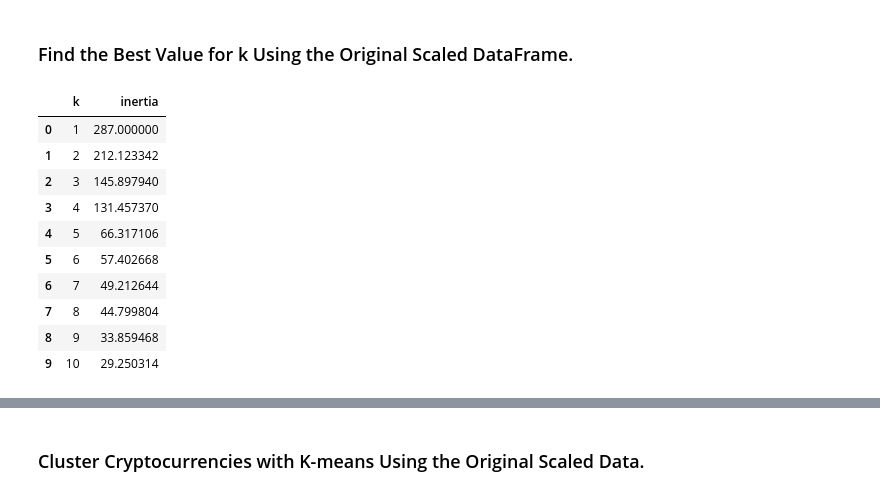
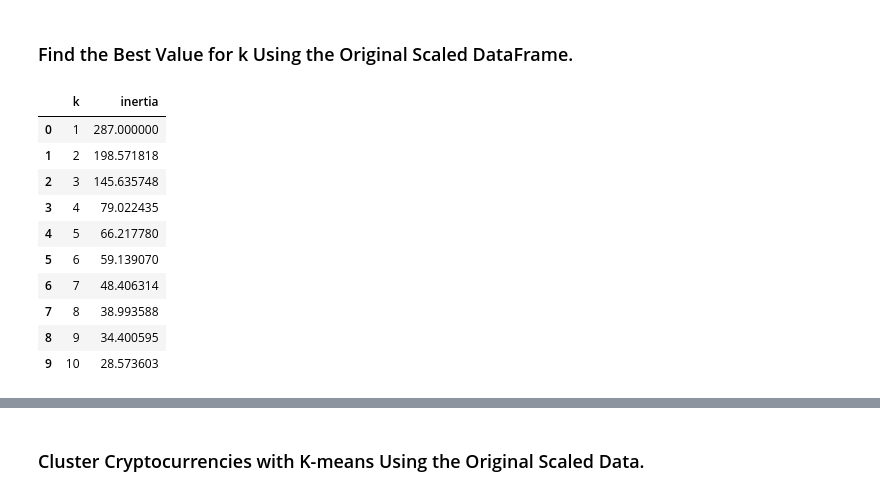
Before and after one commit to Darshous/CryptoClustering, a Jupyter notebook: Crypto_Clustering.ipynb, the cells around one changed output, grey strips where cells are left out. Cells and saved outputs as stored; diff of their text form; code cells hidden in the pictures.

Commit message:
Update readme and Crypto_Clustering.ipynb

```diff
--- a/Crypto_Clustering.ipynb
+++ b/Crypto_Clustering.ipynb
@@ -40,17 +51,20 @@ market_data_df.describe()
 ### Prepare the Data
 # %%
 # Use the `StandardScaler()` module from scikit-learn to normalize the data from the CSV file
+scaler = StandardScaler()
 # %%
 # Create a DataFrame with the scaled data
+scaled_data = scaler.fit_transform(market_data_df)
 
 
 # Copy the crypto names from the original data
-
+market_data_df_scaled  = pd.DataFrame(scaled_data, columns=market_data_df.columns)
 
 # Set the coinid column as index
-
+market_data_df_scaled.index = market_data_df.index
 
 # Display sample data
+market_data_df_scaled.head()
 # %% [output]
 |  | price_change_percentage_24h | price_change_percentage_7d | price_change_percentage_14d | price_change_percentage_30d | ... |
 | coin_id |  |  |  |  | ... |
@@ -64,37 +78,42 @@ market_data_df.describe()
 # %%
 # Create a list with the number of k-values to try
 # Use a range from 1 to 11
-
+k_values = range(1, 11)
 
 # Create an empty list to store the inertia values
-
+inertial_values = []
 
 # Create a for loop to compute the inertia with each possible value of k
 # Inside the loop:
 # 1. Create a KMeans model using the loop counter for the n_clusters
 # 2. Fit the model to the data using the scaled DataFrame
 # 3. Append the model.inertia_ to the inertia list
 
+for k in k_values:
+    model = KMeans(n_clusters=k, random_state=0, n_init='auto')
+    model.fit(market_data_df_scaled)
+    inertial_values.append(model.inertia_)
 
 # Create a dictionary with the data to plot the Elbow curve
-
+plot_data = {"k": k_values, "inertia": inertial_values}
 
 # Create a DataFrame with the data to plot the Elbow curve
-
+elbo_curve_df = pd.DataFrame(plot_data)
 
 # Display the DataFrame
+elbo_curve_df
 # %% [output]
 |  | k | inertia |
 | 0 | 1 | 287.000000 |
-| 1 | 2 | 212.123342 |
-| 2 | 3 | 145.897940 |
-| 3 | 4 | 131.457370 |
-| 4 | 5 | 66.317106 |
-| 5 | 6 | 57.402668 |
-| 6 | 7 | 49.212644 |
-| 7 | 8 | 44.799804 |
-| 8 | 9 | 33.859468 |
-| 9 | 10 | 29.250314 |
+| 1 | 2 | 198.571818 |
+| 2 | 3 | 145.635748 |
+| 3 | 4 | 79.022435 |
+| 4 | 5 | 66.217780 |
+| 5 | 6 | 59.139070 |
+| 6 | 7 | 48.406314 |
+| 7 | 8 | 38.993588 |
+| 8 | 9 | 34.400595 |
+| 9 | 10 | 28.573603 |
 # %%
 # Plot a line chart with all the inertia values computed with
 # the different values of k to visually identify the optimal value for k.
```
Also changed, not shown: parts of 27 cells of this notebook.
